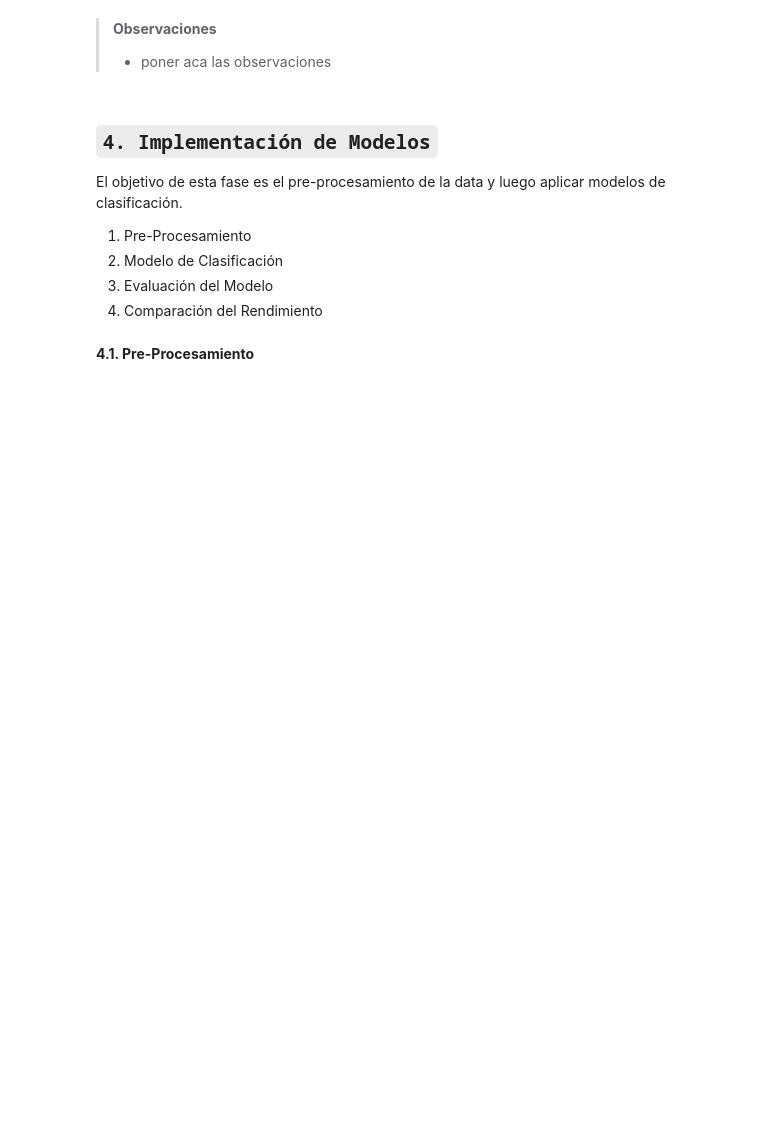
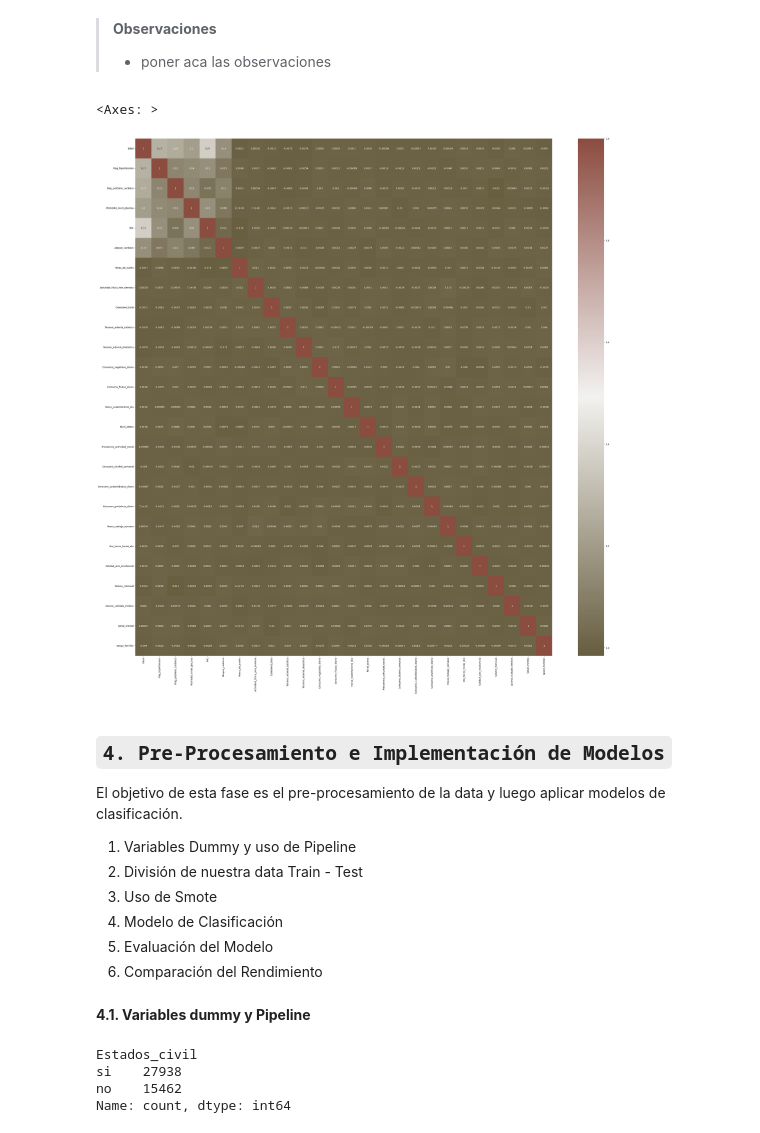
Before and after one commit to linerlander/Coding-Dojo-Clases, a Jupyter notebook: Resolución de Examenes/Modelo Clasificacion.ipynb, the cells around one changed output. Drawn from its saved outputs; the diff is of its cells as text; code cells hidden in the pictures; blank space fills up the shorter version.

```diff
--- a/Resolución de Examenes/Modelo Clasificacion.ipynb
+++ b/Resolución de Examenes/Modelo Clasificacion.ipynb
@@ -643,15 +647,32 @@ df_tratado.describe().transpose()
 # %% [markdown]
 >**Observaciones**
 > - poner aca las observaciones
+# %%
+cmap = sns.diverging_palette(70,20,s=50, l=40, n=6,as_cmap=True)
+corrmat= df_tratado.select_dtypes(include = 'number').corr()
+f, ax = plt.subplots(figsize=(40,40))
+sns.heatmap(corrmat,cmap=cmap,annot=True, )
+# %% [output]
+<Axes: >
+[figure, added]
 # %% [markdown]
 <a id='sec_4'></a>
-## `4. Implementación de Modelos`
+## `4. Pre-Procesamiento e Implementación de Modelos`
 
 El objetivo de esta fase es el pre-procesamiento de la data y luego aplicar modelos de clasificación.
 
-1. Pre-Procesamiento
-1. Modelo de Clasificación
-2. Evaluación del Modelo
-3. Comparación del Rendimiento
+1. Variables Dummy y uso de Pipeline
+2. División de nuestra data Train - Test
+3. Uso de Smote
+4. Modelo de Clasificación
+5. Evaluación del Modelo
+6. Comparación del Rendimiento
 # %% [markdown]
-**4.1. Pre-Procesamiento**
+**4.1. Variables dummy y Pipeline**
+# %%
+df['Estados_civil'].value_counts()
+# %% [output]
+Estados_civil
+si    27938
+no    15462
+Name: count, dtype: int64
```
Also changed, not shown: parts of 63 cells of this notebook, 26 other files.
